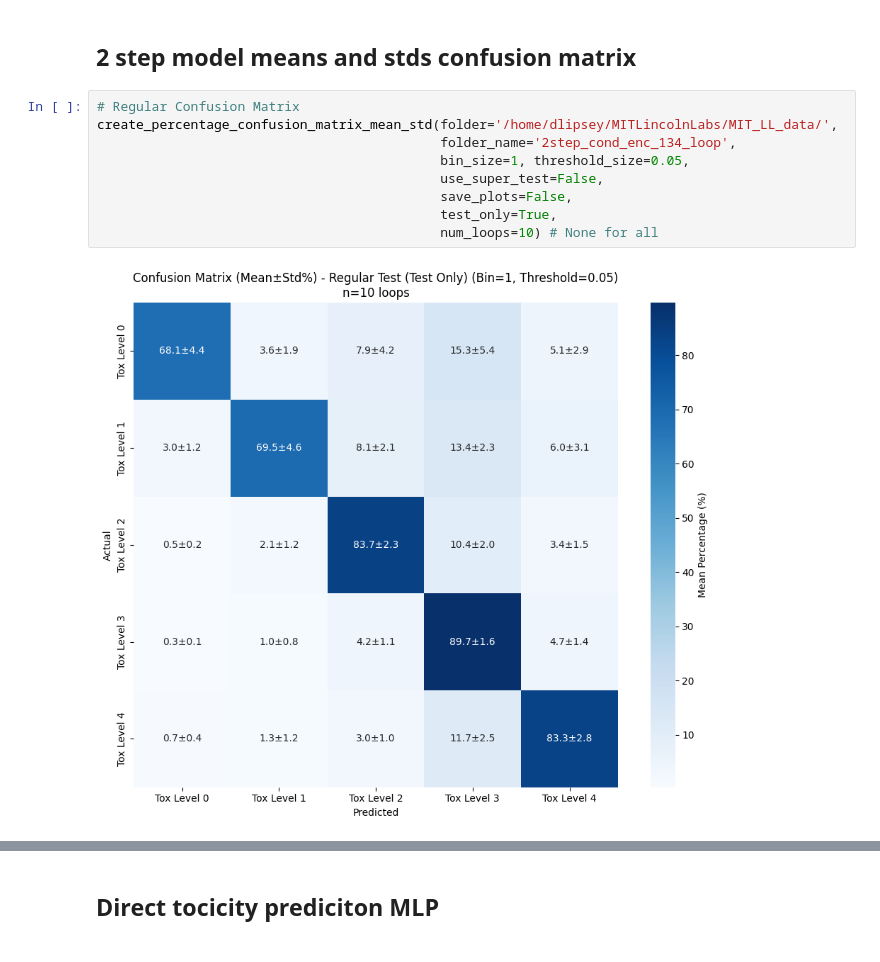
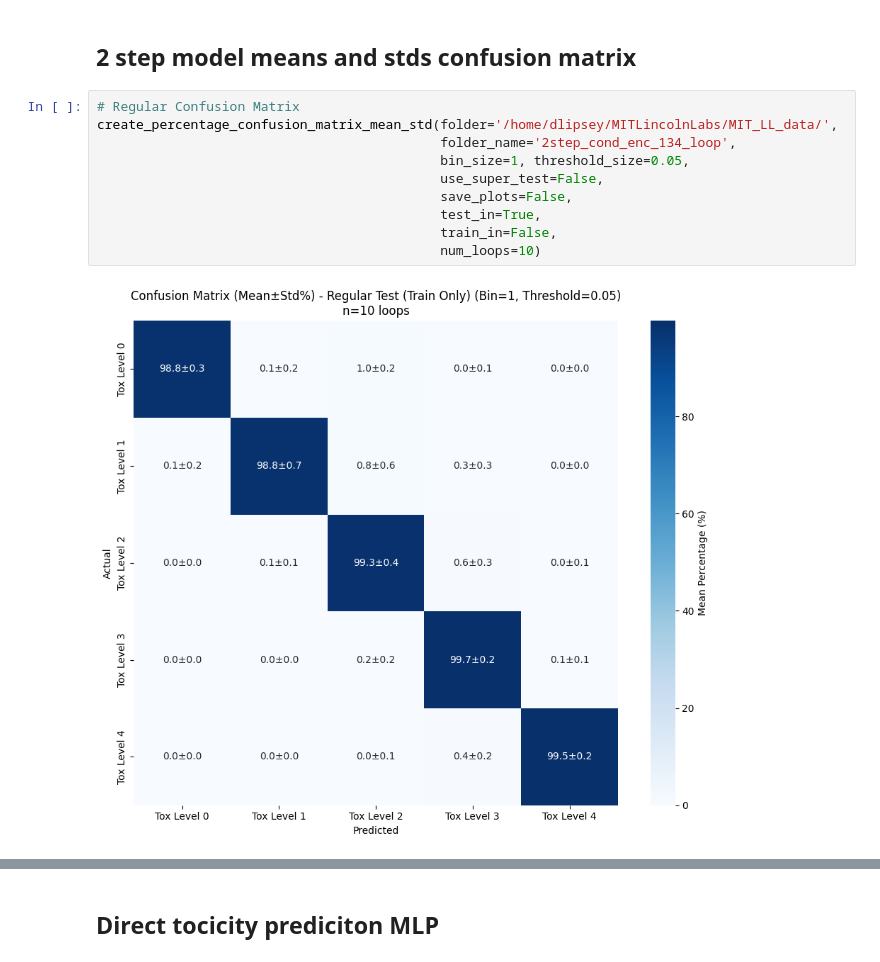
Before and after one commit to DashLLipsey/PREDICT-MIT-LL, a Jupyter notebook: Notebooks/2_step_model_confusion_and_heatmaps.ipynb, the cells around one changed output, grey strips where cells are left out. Saved outputs shown, nothing was run; the diff lists cells and outputs as text.

```diff
--- a/Notebooks/2_step_model_confusion_and_heatmaps.ipynb
+++ b/Notebooks/2_step_model_confusion_and_heatmaps.ipynb
@@ -2079,14 +2347,15 @@ weighted avg       0.87      0.86      0.86      7222
 # %%
 # Regular Confusion Matrix
 create_percentage_confusion_matrix_mean_std(folder='/home/dlipsey/MITLincolnLabs/MIT_LL_data/',
                                             folder_name='2step_cond_enc_134_loop',
                                             bin_size=1, threshold_size=0.05,
                                             use_super_test=False,
                                             save_plots=False,
-                                            test_only=True,
-                                            num_loops=10) # None for all
+                                            test_in=True,
+                                            train_in=False,
+                                            num_loops=10)
 # %% [output]
-[figure, old version]
+[figure, new version]
 # %%
 # Synthetic Ablation Confusion Matrix
 create_percentage_confusion_matrix_mean_std(folder='/home/dlipsey/MITLincolnLabs/MIT_LL_data/',
```
Also changed, not shown: parts of 14 cells of this notebook, 6 other files.
